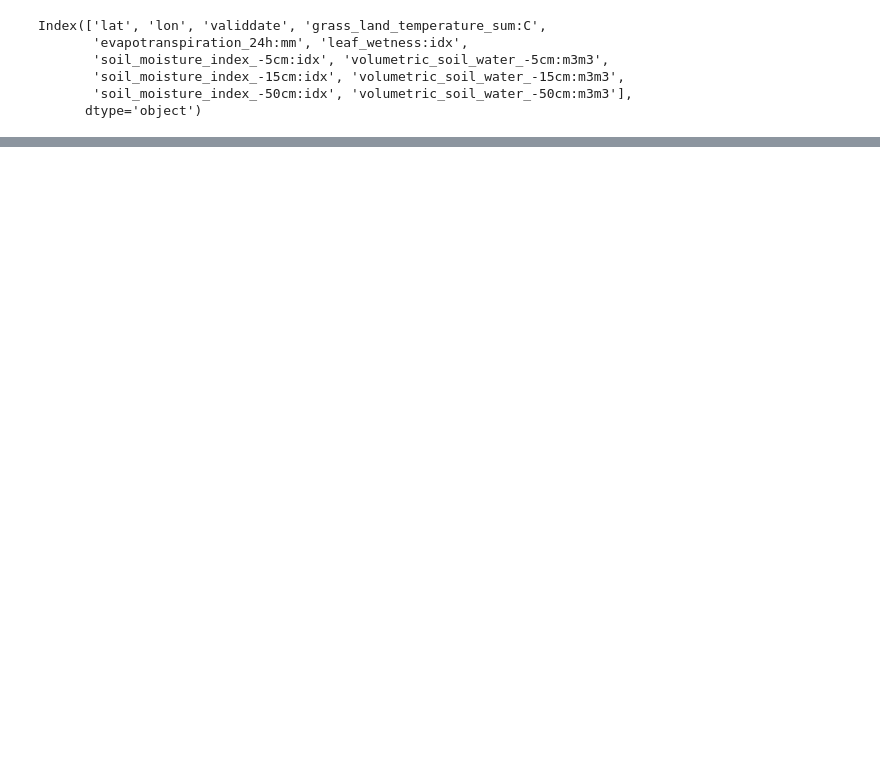
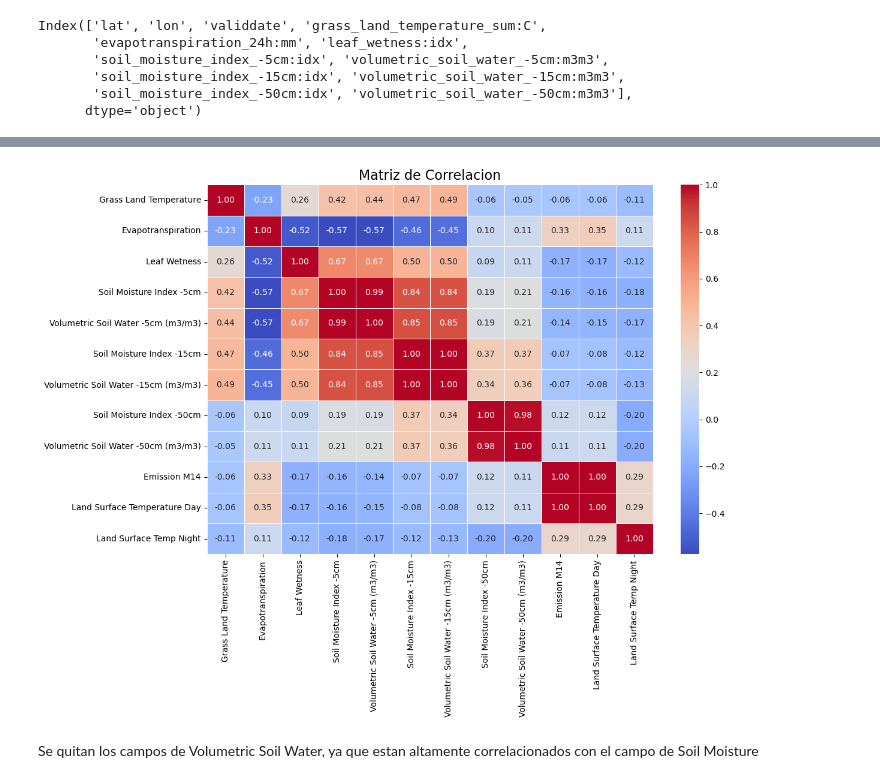
Before and after one commit to JocelynVelarde/Ometeotl-2024, a Jupyter notebook: Data_Suelo.ipynb, the cells around one changed output, grey strips where cells are left out. Cells and saved outputs as stored; diff of their text form; code cells hidden in the pictures; blank space fills up the shorter version.

Commit message:
Pred Data Suelo

```diff
--- a/Data_Suelo.ipynb
+++ b/Data_Suelo.ipynb
@@ -79,0 +131,4 @@ df2.shape
+# %%
+LSTemp = pd.read_csv('LSTemp&Emis.csv')
+LSTemp['Date'] = pd.to_datetime(LSTemp['Date']).dt.date
+LSTemp.head()
@@ -79,0 +142,3 @@ df2.shape
+# %%
+df_final = pd.merge(df_suelo, LSTemp, how='left', left_on= 'Fecha', right_on='Date')
+df_final.head()
@@ -79,0 +152,15 @@ df2.shape
+# %%
+df_final = df_final.drop(columns=['Date'])
+# %%
+corr_df = df_final.copy()
+corr_df = corr_df.drop(columns=['Fecha'])
+# %%
+correlation_matrix = corr_df.corr()
+plt.figure(figsize=(12, 8))
+sns.heatmap(correlation_matrix, annot=True, fmt=".2f", cmap='coolwarm', linewidths=.5)
+plt.title('Matriz de Correlacion', fontsize=16)
+plt.show()
+# %% [output]
+[figure, added]
+# %% [markdown]
+Se quitan los campos de Volumetric Soil Water, ya que estan altamente correlacionados con el campo de Soil Moisture
```
Also changed, not shown: parts of 28 cells of this notebook, 5 other files.
